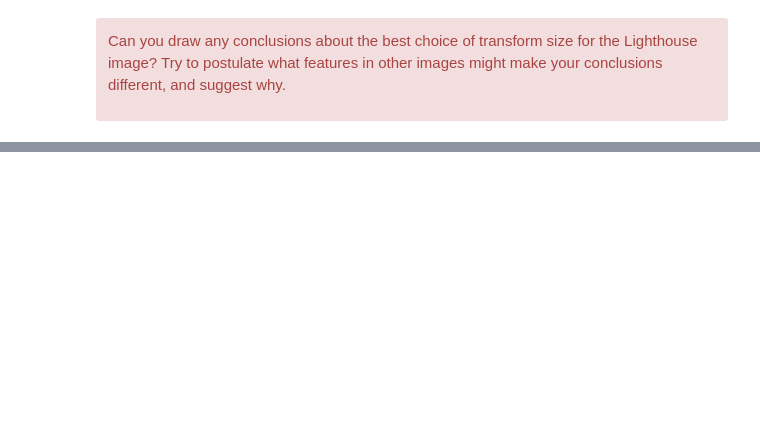
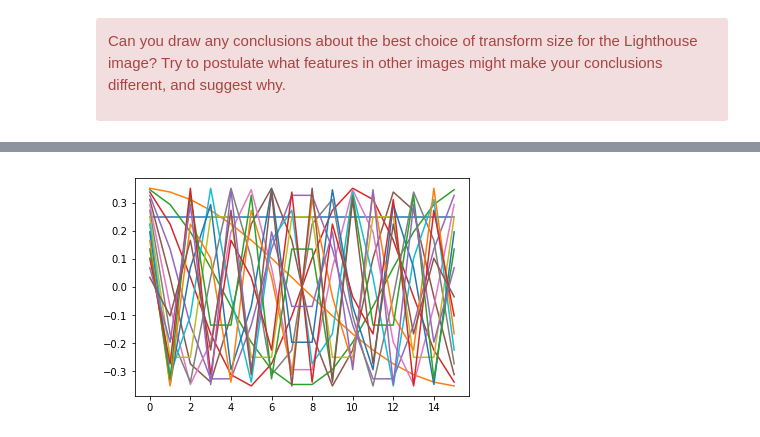
Before and after one commit to barkermrl/ImageProcessing, a Jupyter notebook: 7-the-discrete-cosine-transform.ipynb, the cells around one changed output, grey strips where cells are left out. Drawn from its saved outputs; the diff is of its cells as text; code cells hidden in the pictures; blank space fills up the shorter version.

```diff
--- a/7-the-discrete-cosine-transform.ipynb
+++ b/7-the-discrete-cosine-transform.ipynb
@@ -323,0 +451,6 @@ conclusions different, and suggest why.</div>
+# %%
+%matplotlib inline
+fig, ax = plt.subplots()
+ax.plot(C16.T);
+# %% [output]
+[figure, added]
```
Also changed, not shown: parts of 26 cells of this notebook.
